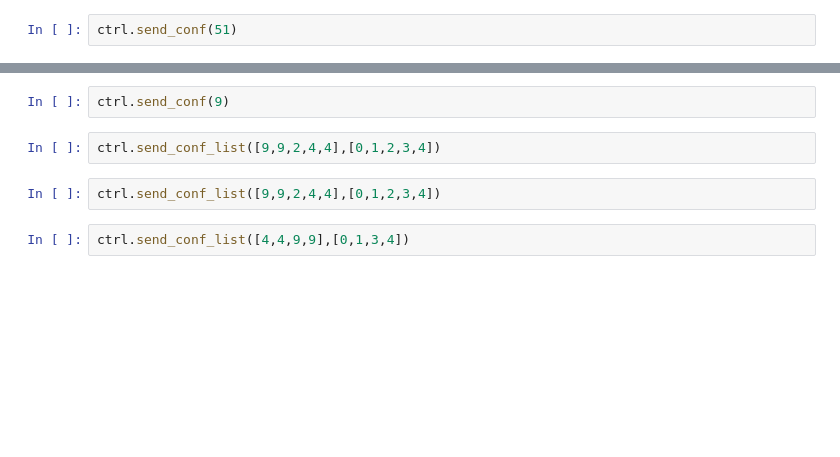
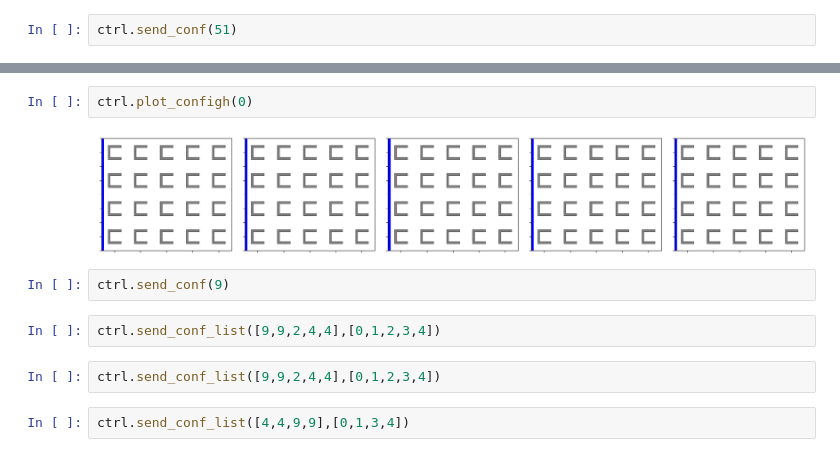
Before and after one commit to meguia/scr, a Jupyter notebook: Catedral_2.ipynb, the cells around one changed output, grey strips where cells are left out. Cells and saved outputs as stored; diff of their text form; blank space fills up the shorter version.

```diff
--- a/Catedral_2.ipynb
+++ b/Catedral_2.ipynb
@@ -115,3 +108,7 @@ ctrl.send_conf(4)
+# %%
+ctrl.plot_configh(0)
+# %% [output]
+[figure, added]
 # %%
 ctrl.send_conf(9)
 # %%
```
Also changed, not shown: parts of 12 cells of this notebook, 2 other files.
